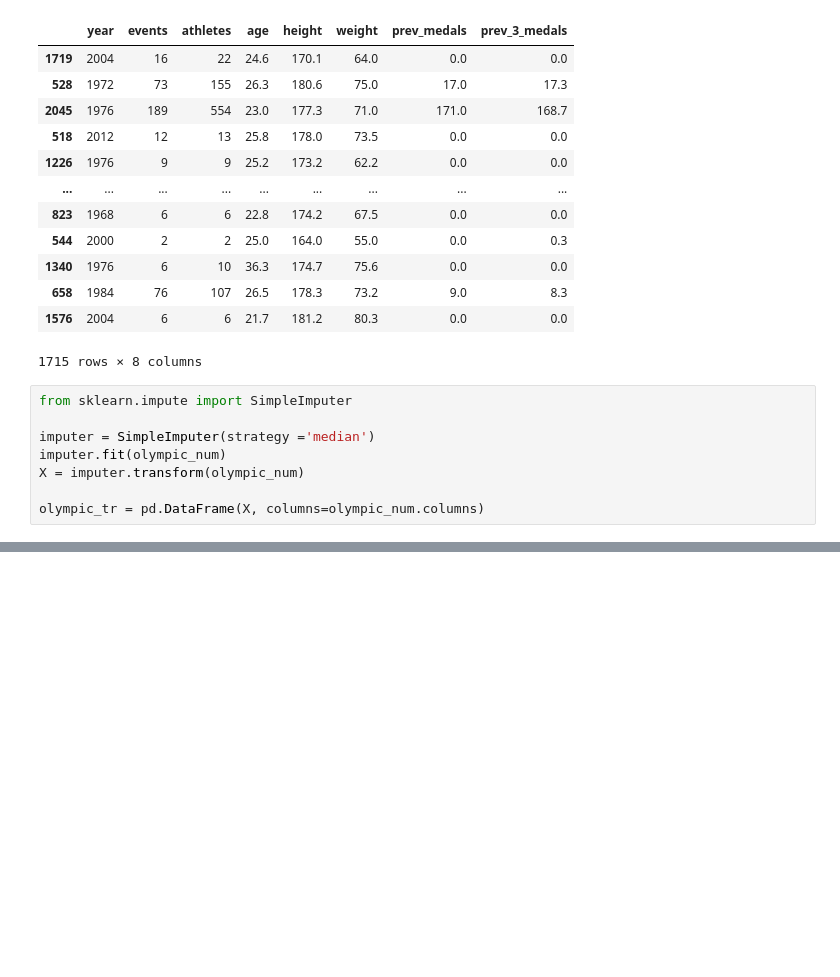
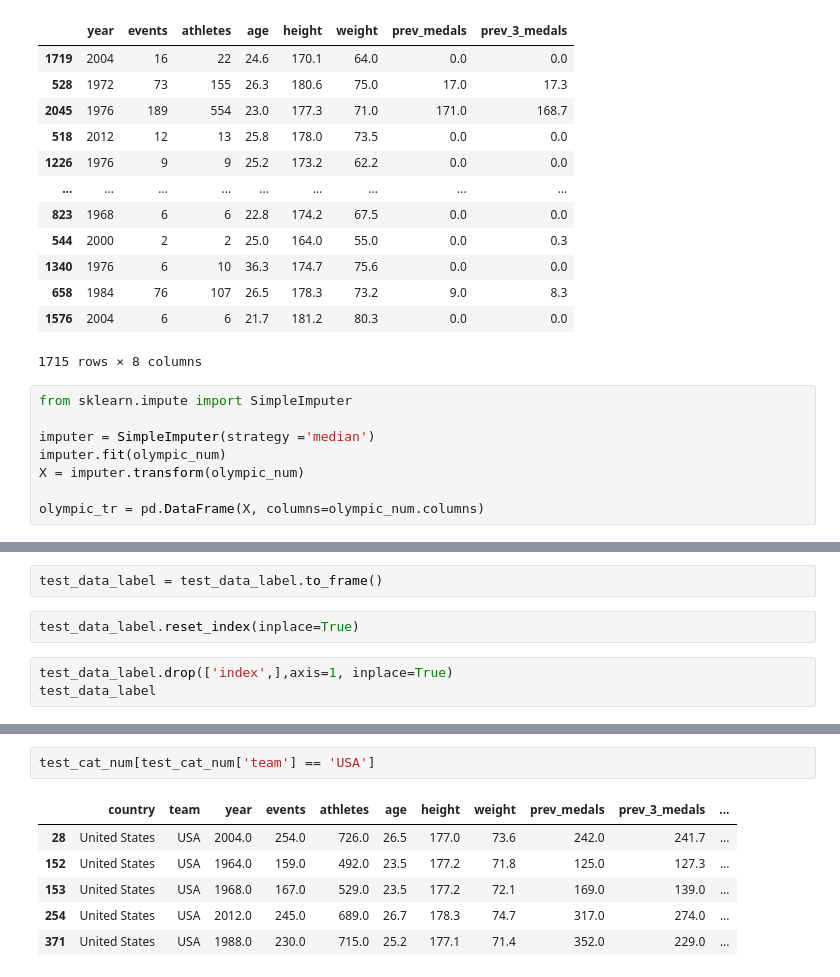
Before and after one commit to Q-Dead/Machine-Learning-Projects, a Jupyter notebook: Olympic Linear and Logistic Reg/olympic_medal.ipynb, the cells around one changed output, grey strips where cells are left out. Cells and saved outputs as stored; diff of their text form; blank space fills up the shorter version.

```diff
--- a/Olympic Linear and Logistic Reg/olympic_medal.ipynb
+++ b/Olympic Linear and Logistic Reg/olympic_medal.ipynb
@@ -282,0 +401,7 @@ olympic_cat_hot1
+# %%
+test_data_label = test_data_label.to_frame()
+# %%
+test_data_label.reset_index(inplace=True)
+# %%
+test_data_label.drop(['index',],axis=1, inplace=True)
+test_data_label
@@ -282,0 +443,9 @@ olympic_cat_hot1
+# %%
+test_cat_num[test_cat_num['team'] == 'USA']
+# %% [output]
+|  | country | team | year | events | athletes | age | height | weight | prev_medals | prev_3_medals | ... |
+| 28 | United States | USA | 2004.0 | 254.0 | 726.0 | 26.5 | 177.0 | 73.6 | 242.0 | 241.7 | ... |
+| 152 | United States | USA | 1964.0 | 159.0 | 492.0 | 23.5 | 177.2 | 71.8 | 125.0 | 127.3 | ... |
+| 153 | United States | USA | 1968.0 | 167.0 | 529.0 | 23.5 | 177.2 | 72.1 | 169.0 | 139.0 | ... |
+| 254 | United States | USA | 2012.0 | 245.0 | 689.0 | 26.7 | 178.3 | 74.7 | 317.0 | 274.0 | ... |
+| 371 | United States | USA | 1988.0 | 230.0 | 715.0 | 25.2 | 177.1 | 71.4 | 352.0 | 229.0 | ... |
```
Also changed, not shown: parts of 31 cells of this notebook.
